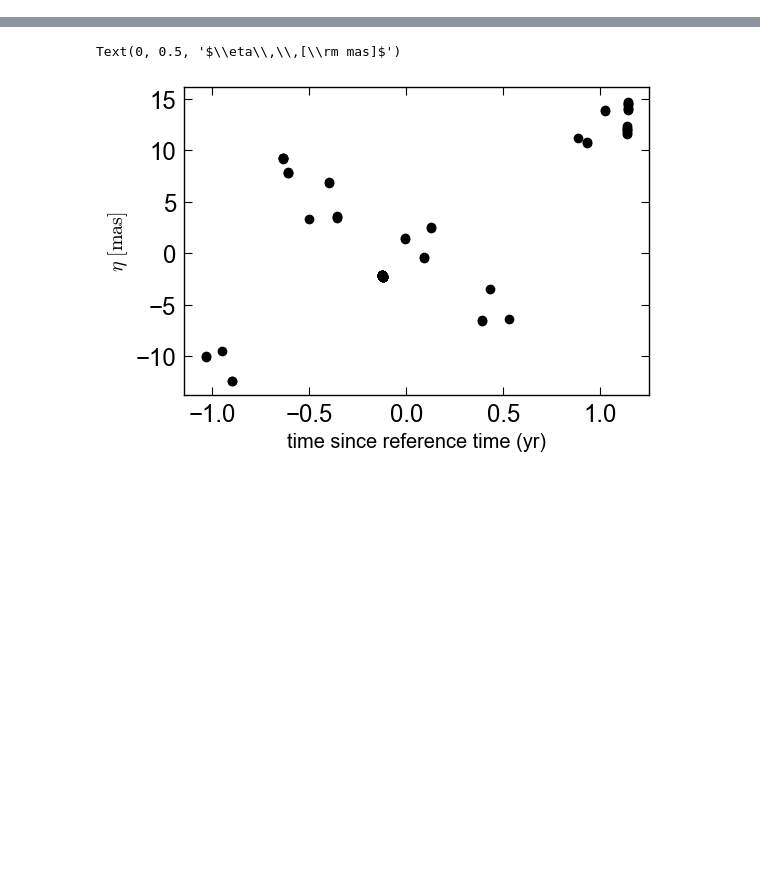
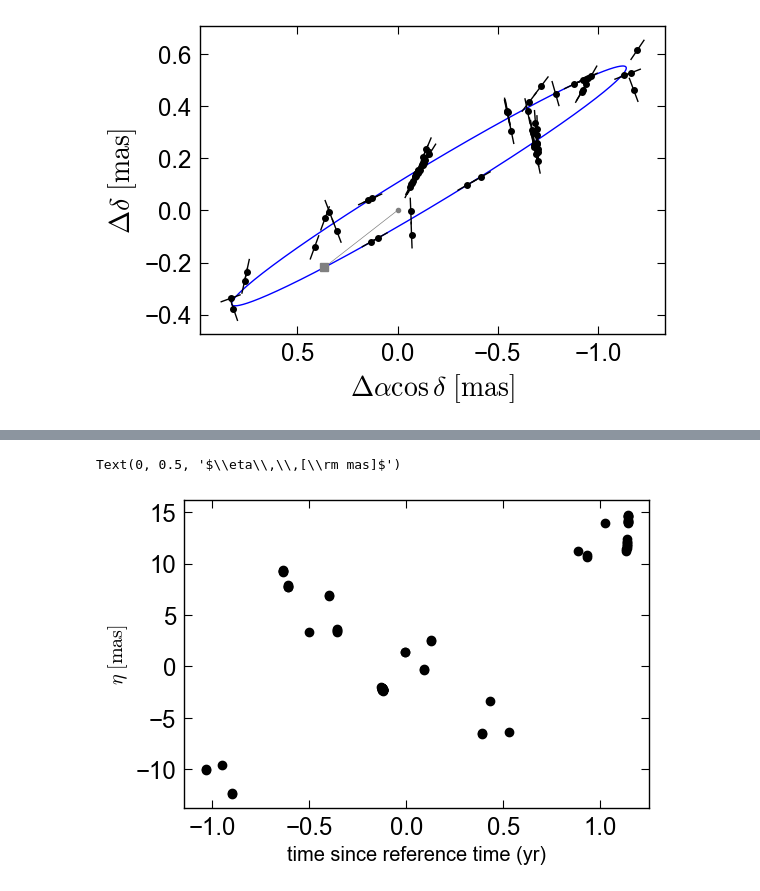
Before and after one commit to kareemelbadry/gaiamock, a Jupyter notebook: demo.ipynb, the cells around one changed output, grey strips where cells are left out. Cells and saved outputs as stored; diff of their text form; code cells hidden in the pictures; blank space fills up the shorter version.

Commit message:
added 2d plots

```diff
--- a/demo.ipynb
+++ b/demo.ipynb
@@ -34,3 +34,12 @@ binary star chi2: 49.92
+# %%
+# want to plot the orbit in 2D?
+
+gaiamock.plot_2d_orbit_and_residuals(t_ast_yr = t_ast_yr, psi=psi, plx_factor=plx_factor,
+            ast_obs=ast_obs, ast_err=ast_err, period = 900, ecc=0.3, Tp=293,
+            m1=0.9, m2=0.65, delta_ra=0, delta_dec=0, parallax=2.1, pmra=-7.5, pmdec=13.2, f=0.2, data_release='dr3',
+                                     w=1.0, omega=2.0, inc=1.5, c_funcs=c_funcs)
+# %% [output]
+[figure, added]
 # %%
 # now try running the full pipeline for the same parameters. That is, generate mock astrometry for a binary with
 # these parameters, and fit it with the cascade of astrometric models used in DR3. Stop when the first model is accepted.
```
Also changed, not shown: parts of 17 cells of this notebook, 2 other files.
